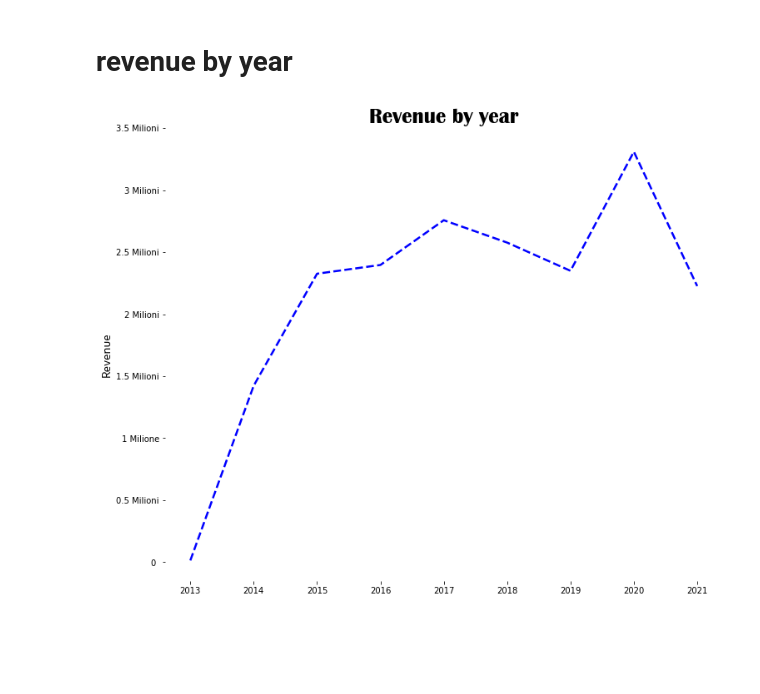
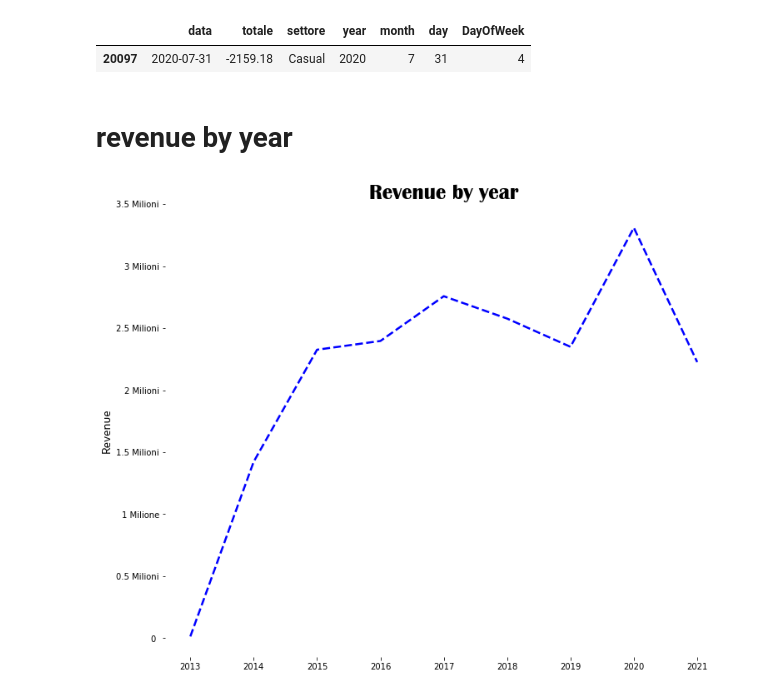
Before and after one commit to PaoloComensoli/progetto-dslab, a Jupyter notebook: code/exploration.ipynb, the cells around one changed output. Cells and saved outputs as stored; diff of their text form; code cells hidden in the pictures; blank space fills up the shorter version.

```diff
--- a/code/exploration.ipynb
+++ b/code/exploration.ipynb
@@ -11,6 +11,11 @@ df = df.assign(year = df.data.dt.year,
                month = df.data.dt.month,
                day = df.data.dt.day,
                DayOfWeek = df.data.dt.dayofweek)
+# %%
+df[df.totale < 0] # c'è un valore negativo
+# %% [output]
+|  | data | totale | settore | year | month | day | DayOfWeek |
+| 20097 | 2020-07-31 | -2159.18 | Casual | 2020 | 7 | 31 | 4 |
 # %% [markdown]
 # revenue by year
 # %%
```
Also changed, not shown: parts of 1 cell of this notebook, 2 other files.
